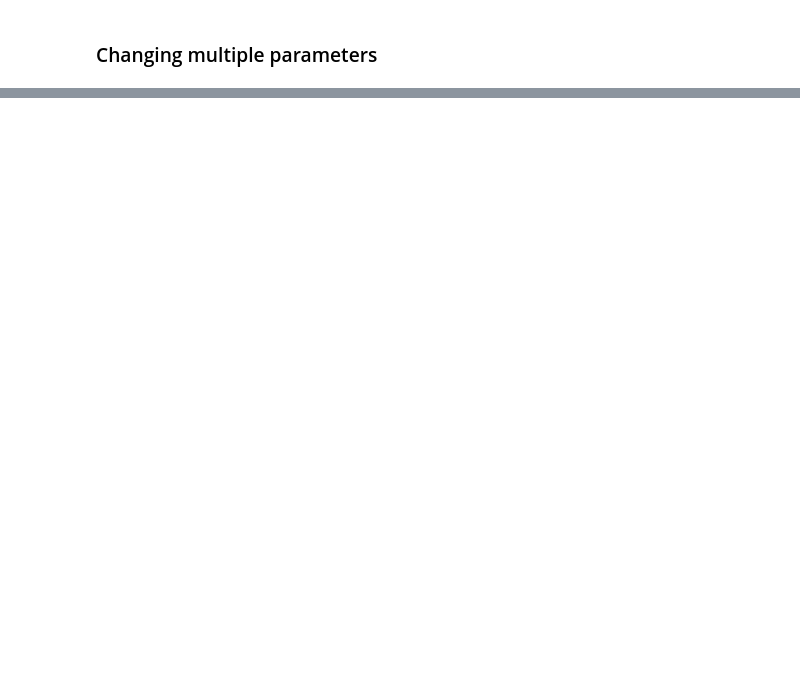
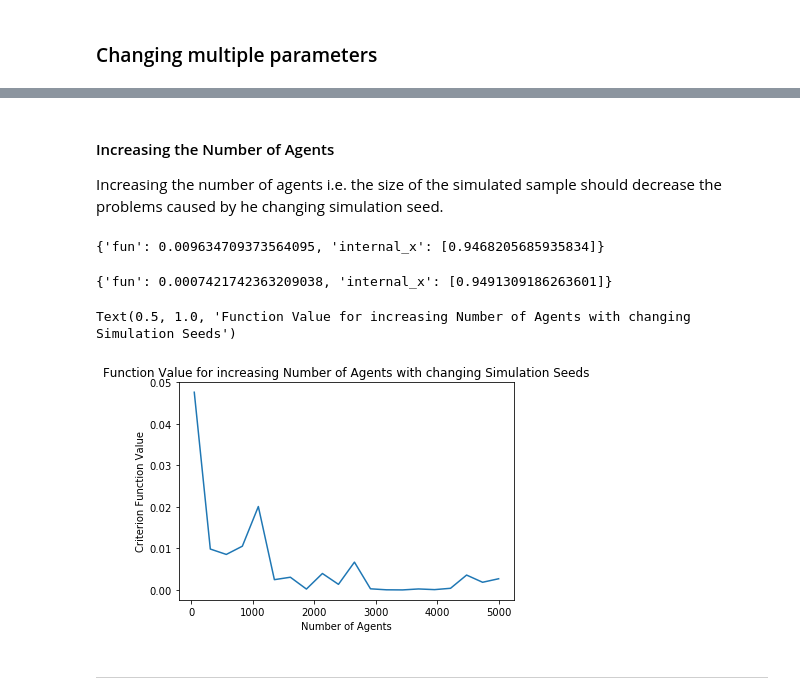
Before and after one commit to OpenSourceEconomics/ekw-lectures, a Jupyter notebook: lectures/99_simulated_method_of_moments/notebook.ipynb, the cells around one changed output, grey strips where cells are left out. Saved outputs shown, nothing was run; the diff lists cells and outputs as text; code cells hidden in the pictures; blank space fills up the shorter version.

Commit message:
Added parts to last section, added text.

```diff
--- a/lectures/99_simulated_method_of_moments/notebook.ipynb
+++ b/lectures/99_simulated_method_of_moments/notebook.ipynb
@@ -429,0 +335,17 @@ rslt_num_agents[0]
+# %%
+def crit_func_rand_seed(params_cand, options, weighting_matrix, moments_obs, choice_options, max_iter, change_seed=False):
+    options = options.copy()
+    i = 0
+    # Change simulation seed at each function call if change_seed == True.
+    if change_seed:
+        options["simulation_seed"] = randrange(500,999)
+        fval = evaluate(params_cand, options, weighting_matrix, moments_obs, choice_options)
+    # Keep same simulation seed if change_seed == False.
+    else:
+        fval = evaluate(params_cand, options, weighting_matrix, moments_obs, choice_options)
+    i =+ 1
+    # Stop evaluation if function reaches a maximum number of iterations.
+    if i == max_iter:
+        fval = 99999
+
+    return fval
@@ -429,0 +375,57 @@ rslt_num_agents[0]
+# %% [markdown]
+#### Increasing the Number of Agents
+
+Increasing the number of agents i.e. the size of the simulated sample should decrease the problems caused by he changing simulation seed.
+# %%
+options_num_agents = options.copy()
+options_num_agents['simulation_agents'] = 100
+rslt_change_seed_on  = minimize(criterion=crit_func_rand_seed,
+                                params=params_cand,
+                                algorithm="nlopt_bobyqa",
+                                constraints=constr,
+                                criterion_args=(options_num_agents, identity_matrix, moments_obs, choice_options_robinson,
+                                                1000, True),
+                               )
+rslt_change_seed_on[0]
+# %% [output]
+{'fun': 0.009634709373564095, 'internal_x': [0.9468205685935834]}
+# %%
+options_num_agents = options.copy()
+options_num_agents['simulation_agents'] = 10000
+rslt_change_seed_on  = minimize(criterion=crit_func_rand_seed,
+                                params=params_cand,
+                                algorithm="nlopt_bobyqa",
+                                constraints=constr,
+                                criterion_args=(options_num_agents, identity_matrix, moments_obs, choice_options_robinson,
+                                                1000, True),
+                               )
+rslt_change_seed_on[0]
+# %% [output]
+{'fun': 0.0007421742363209038, 'internal_x': [0.9491309186263601]}
+# %%
+agents_grid = np.round(np.linspace(50, 5000, 20))
+options_num_agents = options.copy()
+fvals_agents_grid = []
+
+for val in agents_grid:
+    options_num_agents['simulation_agents'] = int(val)
+    rslt_num_agents  = minimize(criterion=crit_func_rand_seed,
+                                params=params_cand,
+                                algorithm="nlopt_bobyqa",
+                                constraints=constr,
+                                criterion_args=(options_num_agents, identity_matrix, moments_obs,
+                                                choice_options_robinson, 1000,
+                                                True),
+                               )
+
+    fvals_agents_grid.append(rslt_num_agents[0]['fun'])
+# %%
+plt.plot(agents_grid, fvals_agents_grid)
+plt.xlabel('Number of Agents')
+plt.ylabel('Criterion Function Value')
+plt.title('Function Value for increasing Number of Agents with changing Simulation Seeds')
+# %% [output]
+Text(0.5, 1.0, 'Function Value for increasing Number of Agents with changing Simulation Seeds')
+[figure, added]
+# %% [markdown]
+---
```
Also changed, not shown: parts of 54 cells of this notebook.
